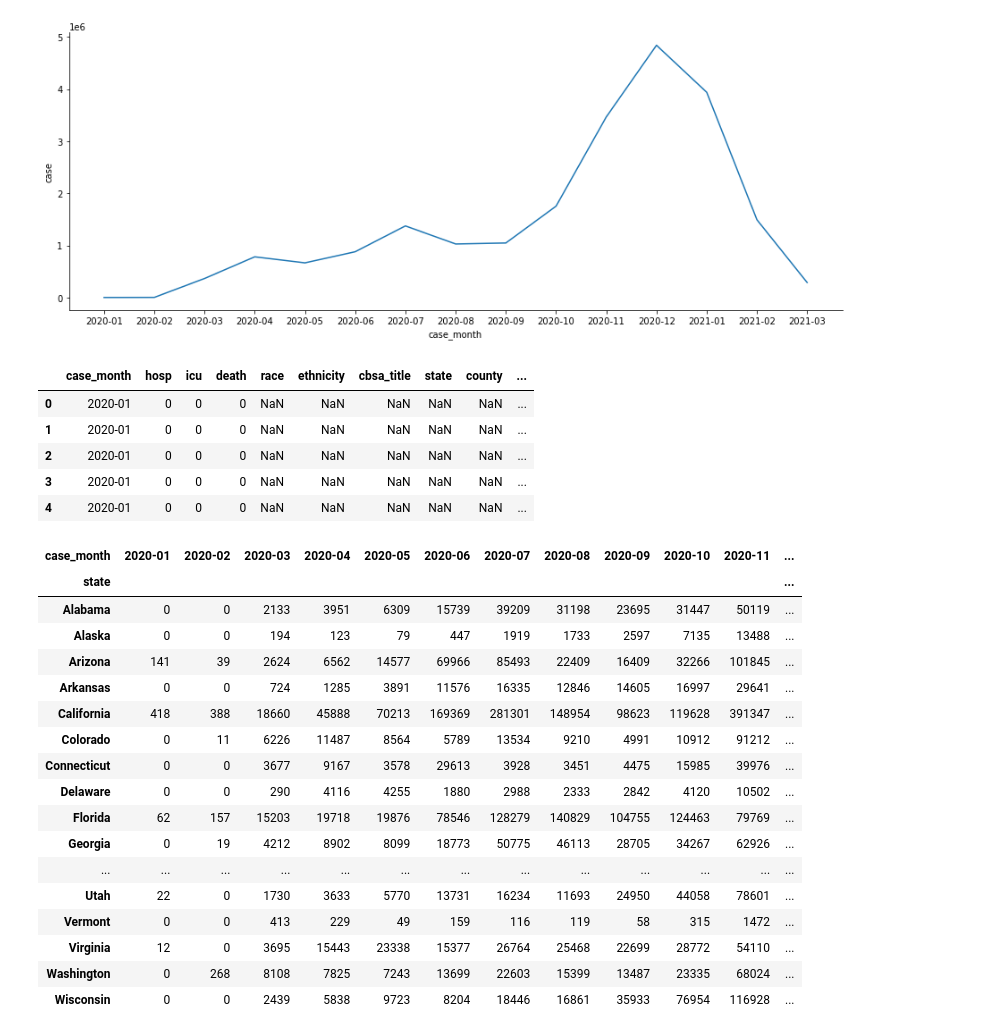
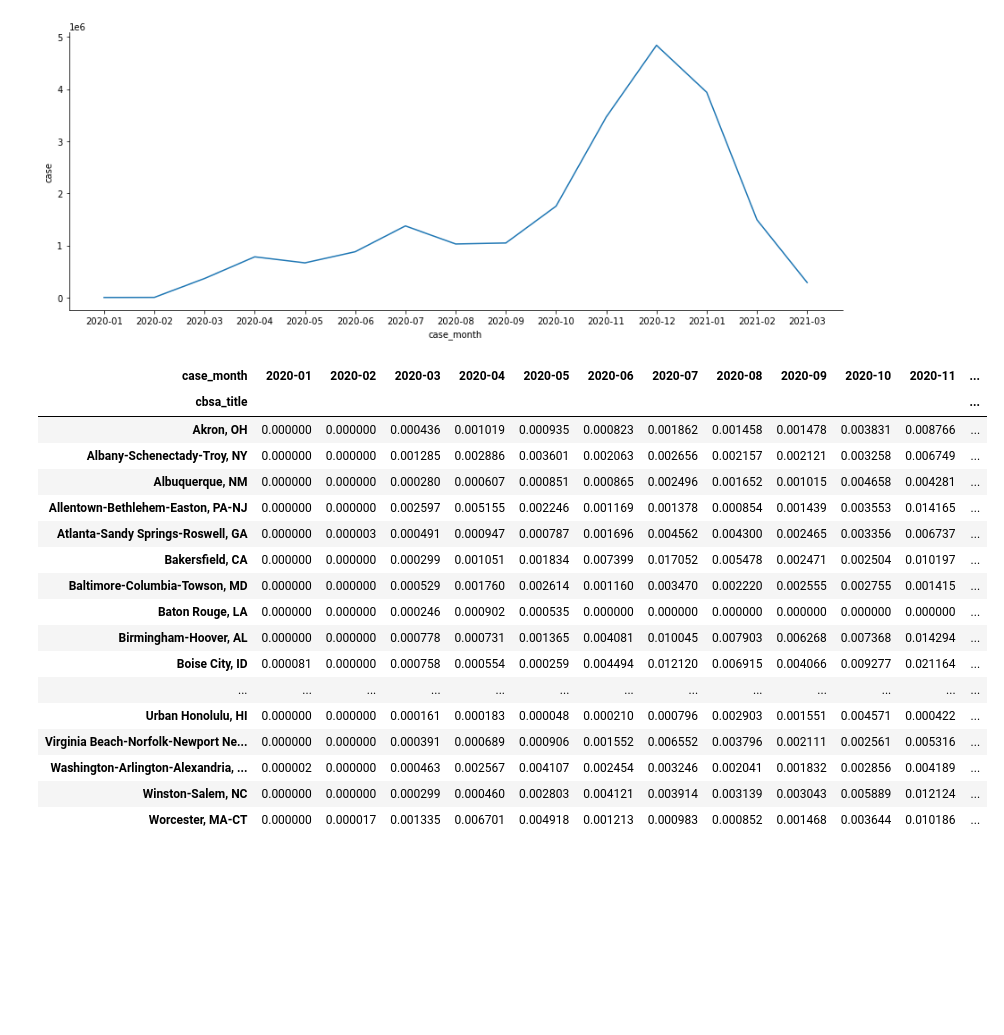
Before and after one commit to jamilao/housing-and-covid19, a Jupyter notebook: notebooks/visualize-census-and-covid.ipynb, the cells around one changed output. Cells and saved outputs as stored; diff of their text form; code cells hidden in the pictures; blank space fills up the shorter version.

Commit message:
fix msa merge and create case count by msa heatmap

```diff
--- a/notebooks/visualize-census-and-covid.ipynb
+++ b/notebooks/visualize-census-and-covid.ipynb
@@ -3,16 +3,19 @@
 import numpy as np
 import pandas as pd
 import seaborn as sns
+import dataframe_image as dfi
 import re
 from scipy import stats
 from pathlib import Path
 
 # directory and file paths
 data_dir = Path("../data/")
+output_dir = Path("../outputs/")
 processed_data_dir = data_dir / "processed"
 
 housing_file = processed_data_dir / "census_housing.csv"
 covid_file = processed_data_dir / "COVID-19_Cases.csv"
 covid_geo_file = processed_data_dir / "COVID-19_Cases_Geo.csv"
+covid_monthly_file = processed_data_dir / "Monthly_COVID-19_Cases_By_MSA.csv"
 # %% [markdown]
 # COVID-19 Data Visualization
@@ -44,35 +30,28 @@ sns.relplot(data=monthly_cases,x=monthly_cases.index,y="case",kind="line",height
 <seaborn.axisgrid.FacetGrid at 0x...>
 [figure]
 # %%
-geo.head()
+monthly = pd.read_csv(covid_monthly_file)
+monthly_75 = monthly.sort_values(by="population",ascending=False)[:1125] # 75 MSAs x 15 months accounted for
+cases_by_msa = monthly_75.pivot_table('cases_per_capita',columns='case_month',index='cbsa_title',aggfunc=sum).fillna(0)
+cm = sns.color_palette("flare", as_cmap=True)
+cases_by_msa = cases_by_msa.style.background_gradient(cmap=cm)
+cases_by_msa
 # %% [output]
-|  | case_month | hosp | icu | death | race | ethnicity | cbsa_title | state | county | ... |
-| 0 | 2020-01 | 0 | 0 | 0 | NaN | NaN | NaN | NaN | NaN | ... |
-| 1 | 2020-01 | 0 | 0 | 0 | NaN | NaN | NaN | NaN | NaN | ... |
-| 2 | 2020-01 | 0 | 0 | 0 | NaN | NaN | NaN | NaN | NaN | ... |
-| 3 | 2020-01 | 0 | 0 | 0 | NaN | NaN | NaN | NaN | NaN | ... |
-| 4 | 2020-01 | 0 | 0 | 0 | NaN | NaN | NaN | NaN | NaN | ... |
+| case_month | 2020-01 | 2020-02 | 2020-03 | 2020-04 | 2020-05 | 2020-06 | 2020-07 | 2020-08 | 2020-09 | 2020-10 | 2020-11 | ... |
+| cbsa_title |  |  |  |  |  |  |  |  |  |  |  | ... |
+| Akron, OH | 0.000000 | 0.000000 | 0.000436 | 0.001019 | 0.000935 | 0.000823 | 0.001862 | 0.001458 | 0.001478 | 0.003831 | 0.008766 | ... |
+| Albany-Schenectady-Troy, NY | 0.000000 | 0.000000 | 0.001285 | 0.002886 | 0.003601 | 0.002063 | 0.002656 | 0.002157 | 0.002121 | 0.003258 | 0.006749 | ... |
+| Albuquerque, NM | 0.000000 | 0.000000 | 0.000280 | 0.000607 | 0.000851 | 0.000865 | 0.002496 | 0.001652 | 0.001015 | 0.004658 | 0.004281 | ... |
+| Allentown-Bethlehem-Easton, PA-NJ | 0.000000 | 0.000000 | 0.002597 | 0.005155 | 0.002246 | 0.001169 | 0.001378 | 0.000854 | 0.001439 | 0.003553 | 0.014165 | ... |
+| Atlanta-Sandy Springs-Roswell, GA | 0.000000 | 0.000003 | 0.000491 | 0.000947 | 0.000787 | 0.001696 | 0.004562 | 0.004300 | 0.002465 | 0.003356 | 0.006737 | ... |
+| Bakersfield, CA | 0.000000 | 0.000000 | 0.000299 | 0.001051 | 0.001834 | 0.007399 | 0.017052 | 0.005478 | 0.002471 | 0.002504 | 0.010197 | ... |
+| Baltimore-Columbia-Towson, MD | 0.000000 | 0.000000 | 0.000529 | 0.001760 | 0.002614 | 0.001160 | 0.003470 | 0.002220 | 0.002555 | 0.002755 | 0.001415 | ... |
+| Baton Rouge, LA | 0.000000 | 0.000000 | 0.000246 | 0.000902 | 0.000535 | 0.000000 | 0.000000 | 0.000000 | 0.000000 | 0.000000 | 0.000000 | ... |
+| Birmingham-Hoover, AL | 0.000000 | 0.000000 | 0.000778 | 0.000731 | 0.001365 | 0.004081 | 0.010045 | 0.007903 | 0.006268 | 0.007368 | 0.014294 | ... |
+| Boise City, ID | 0.000081 | 0.000000 | 0.000758 | 0.000554 | 0.000259 | 0.004494 | 0.012120 | 0.006915 | 0.004066 | 0.009277 | 0.021164 | ... |
+| ... | ... | ... | ... | ... | ... | ... | ... | ... | ... | ... | ... | ... |
+| Urban Honolulu, HI | 0.000000 | 0.000000 | 0.000161 | 0.000183 | 0.000048 | 0.000210 | 0.000796 | 0.002903 | 0.001551 | 0.004571 | 0.000422 | ... |
+| Virginia Beach-Norfolk-Newport Ne... | 0.000000 | 0.000000 | 0.000391 | 0.000689 | 0.000906 | 0.001552 | 0.006552 | 0.003796 | 0.002111 | 0.002561 | 0.005316 | ... |
+| Washington-Arlington-Alexandria, ... | 0.000002 | 0.000000 | 0.000463 | 0.002567 | 0.004107 | 0.002454 | 0.003246 | 0.002041 | 0.001832 | 0.002856 | 0.004189 | ... |
+| Winston-Salem, NC | 0.000000 | 0.000000 | 0.000299 | 0.000460 | 0.002803 | 0.004121 | 0.003914 | 0.003139 | 0.003043 | 0.005889 | 0.012124 | ... |
+| Worcester, MA-CT | 0.000000 | 0.000017 | 0.001335 | 0.006701 | 0.004918 | 0.001213 | 0.000983 | 0.000852 | 0.001468 | 0.003644 | 0.010186 | ... |
-# %%
-cases_by_state = geo.pivot_table('case',columns='case_month',index='state',aggfunc=sum).fillna(0).astype(int)
-cm = sns.color_palette("flare", as_cmap=True)
-cases_by_state.style.background_gradient(cmap=cm)
-#sns.heatmap(cases_by_race,cmap="rocket_r")
-# %% [output]
-| case_month | 2020-01 | 2020-02 | 2020-03 | 2020-04 | 2020-05 | 2020-06 | 2020-07 | 2020-08 | 2020-09 | 2020-10 | 2020-11 | ... |
-| state |  |  |  |  |  |  |  |  |  |  |  | ... |
-| Alabama | 0 | 0 | 2133 | 3951 | 6309 | 15739 | 39209 | 31198 | 23695 | 31447 | 50119 | ... |
-| Alaska | 0 | 0 | 194 | 123 | 79 | 447 | 1919 | 1733 | 2597 | 7135 | 13488 | ... |
-| Arizona | 141 | 39 | 2624 | 6562 | 14577 | 69966 | 85493 | 22409 | 16409 | 32266 | 101845 | ... |
-| Arkansas | 0 | 0 | 724 | 1285 | 3891 | 11576 | 16335 | 12846 | 14605 | 16997 | 29641 | ... |
-| California | 418 | 388 | 18660 | 45888 | 70213 | 169369 | 281301 | 148954 | 98623 | 119628 | 391347 | ... |
-| Colorado | 0 | 11 | 6226 | 11487 | 8564 | 5789 | 13534 | 9210 | 4991 | 10912 | 91212 | ... |
-| Connecticut | 0 | 0 | 3677 | 9167 | 3578 | 29613 | 3928 | 3451 | 4475 | 15985 | 39976 | ... |
-| Delaware | 0 | 0 | 290 | 4116 | 4255 | 1880 | 2988 | 2333 | 2842 | 4120 | 10502 | ... |
-| Florida | 62 | 157 | 15203 | 19718 | 19876 | 78546 | 128279 | 140829 | 104755 | 124463 | 79769 | ... |
-| Georgia | 0 | 19 | 4212 | 8902 | 8099 | 18773 | 50775 | 46113 | 28705 | 34267 | 62926 | ... |
-| ... | ... | ... | ... | ... | ... | ... | ... | ... | ... | ... | ... | ... |
-| Utah | 22 | 0 | 1730 | 3633 | 5770 | 13731 | 16234 | 11693 | 24950 | 44058 | 78601 | ... |
-| Vermont | 0 | 0 | 413 | 229 | 49 | 159 | 116 | 119 | 58 | 315 | 1472 | ... |
-| Virginia | 12 | 0 | 3695 | 15443 | 23338 | 15377 | 26764 | 25468 | 22699 | 28772 | 54110 | ... |
-| Washington | 0 | 268 | 8108 | 7825 | 7243 | 13699 | 22603 | 15399 | 13487 | 23335 | 68024 | ... |
-| Wisconsin | 0 | 0 | 2439 | 5838 | 9723 | 8204 | 18446 | 16861 | 35933 | 76954 | 116928 | ... |
```
Also changed, not shown: parts of 3 cells of this notebook, 2 other files.
